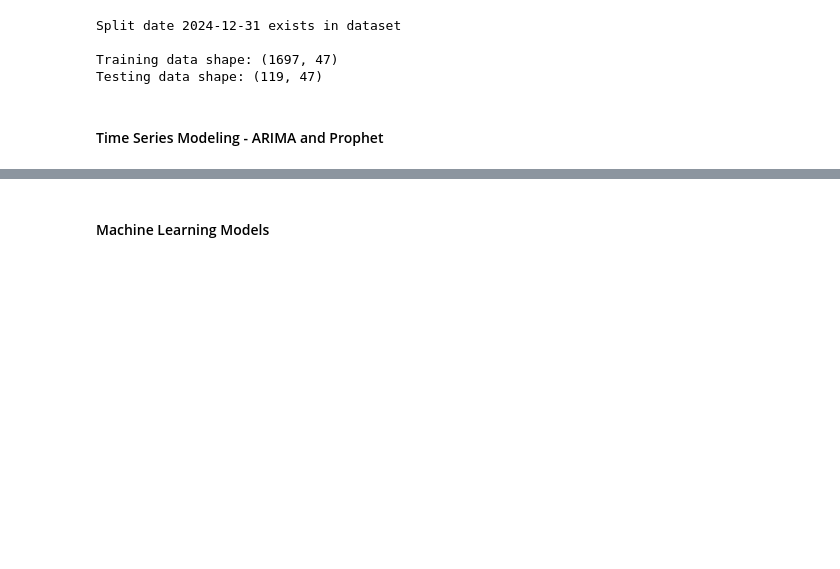
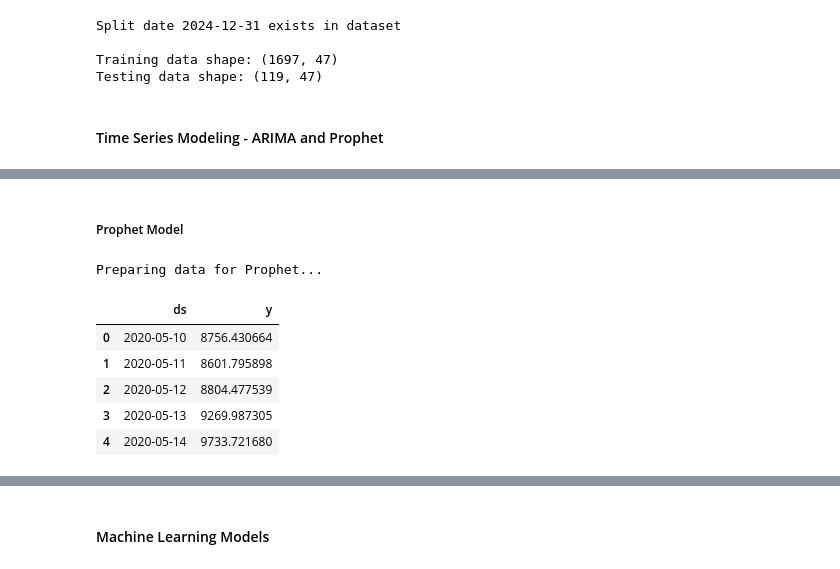
Before and after one commit to Fizryfu/Capstone, a Jupyter notebook: Capstone Project/Capstone_Project.ipynb, the cells around one changed output, grey strips where cells are left out. Drawn from its saved outputs; the diff is of its cells as text; code cells hidden in the pictures; blank space fills up the shorter version.

```diff
--- a/Capstone Project/Capstone_Project.ipynb
+++ b/Capstone Project/Capstone_Project.ipynb
@@ -1042,0 +1005,34 @@ R2: -6.8334
+# %% [markdown]
+##### Prophet Model
+# %%
+# Prepare Data for Prophet
+print("Preparing data for Prophet...")
+
+try:
+    # Ensure datetime format for indices
+    y_train_index = pd.to_datetime(y_train.index)
+    y_test_index = pd.to_datetime(y_test.index)
+
+    # Flatten values
+    y_train_values = y_train.values.flatten() if y_train.values.ndim > 1 else y_train.values
+    y_test_values = y_test.values.flatten() if y_test.values.ndim > 1 else y_test.values
+
+    # Create Prophet-compatible training DataFrame
+    prophet_train = pd.DataFrame({
+        'ds': y_train_index,
+        'y': y_train_values
+    })
+
+    display(prophet_train.head())
+
+except Exception as e:
+    print("Error in data preparation:")
+    traceback.print_exc()
+# %% [output]
+Preparing data for Prophet...
+|  | ds | y |
+| 0 | 2020-05-10 | 8756.430664 |
+| 1 | 2020-05-11 | 8601.795898 |
+| 2 | 2020-05-12 | 8804.477539 |
+| 3 | 2020-05-13 | 9269.987305 |
+| 4 | 2020-05-14 | 9733.721680 |
```
Also changed, not shown: parts of 44 cells of this notebook.
